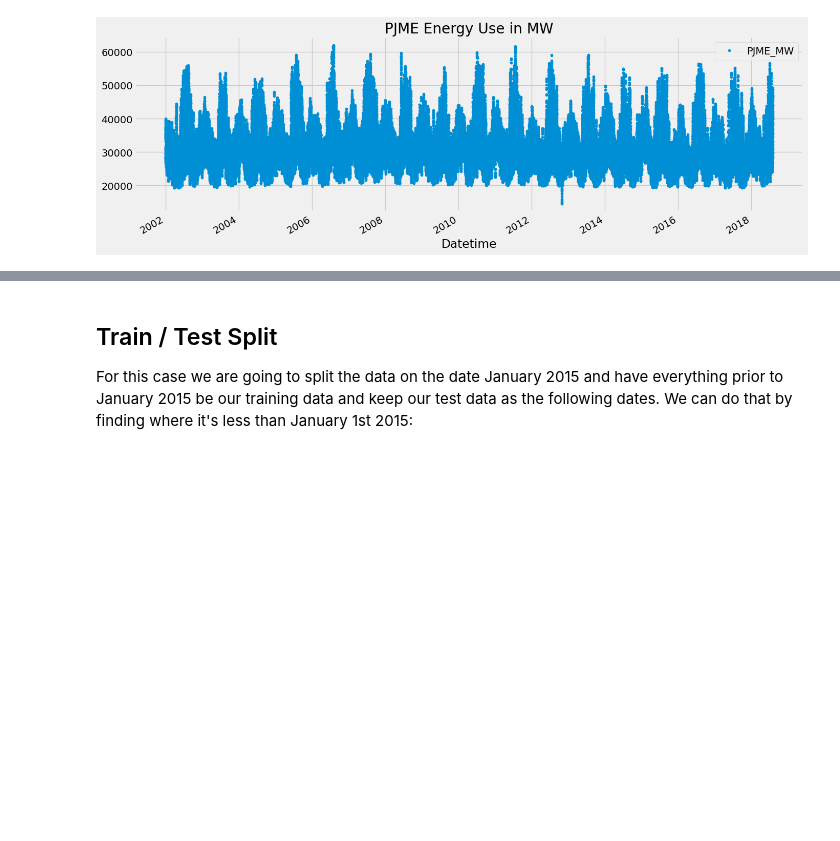
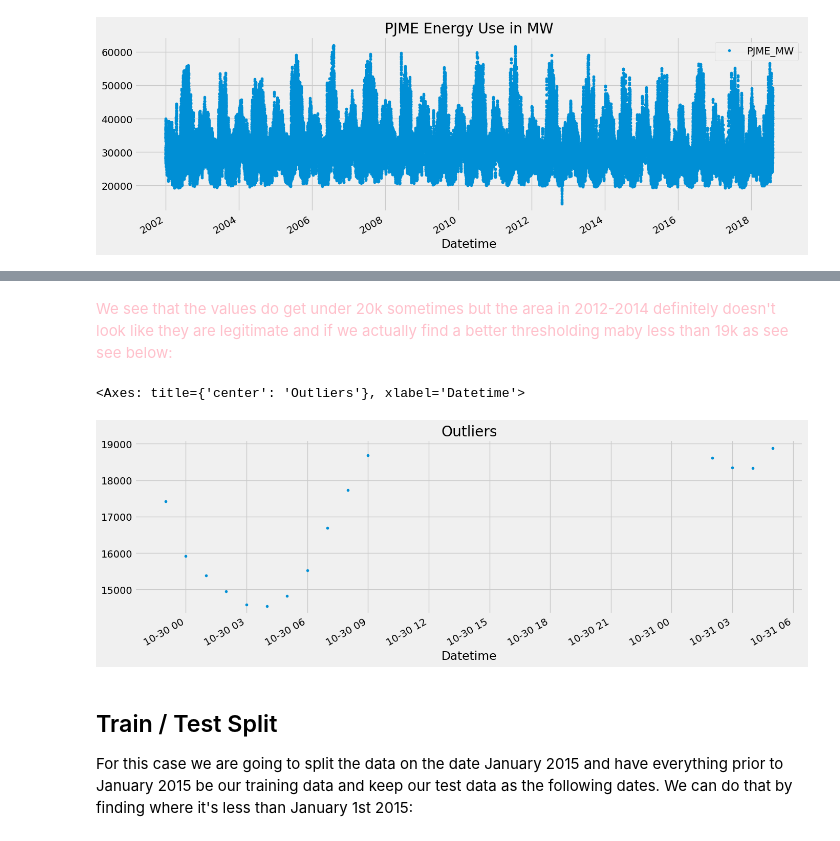
Before and after one commit to dorianDraper/Time-Series-projects, a Jupyter notebook: src/pt1_energy_consumption_project.ipynb, the cells around one changed output, grey strips where cells are left out. Saved outputs shown, nothing was run; the diff lists cells and outputs as text; code cells hidden in the pictures; blank space fills up the shorter version.

```diff
--- a/src/energy_consumption_project.ipynb
+++ b/src/pt1_energy_consumption_project.ipynb
@@ -47,0 +68,11 @@ plt.show()
+# %% [markdown]
+<p style="color: pink">We see that the values do get under 20k sometimes but the area in 2012-2014 definitely doesn't look like they are legitimate and if we actually find a better thresholding maby less than 19k as see see below:</p>
+# %%
+df.query('PJME_MW < 19_000')['PJME_MW'] \
+    .plot(style='.',
+          figsize=(15, 5),
+          color=color_pal[0],
+          title='Outliers')
+# %% [output]
+<Axes: title={'center': 'Outliers'}, xlabel='Datetime'>
+[figure, added]
```
Also changed, not shown: parts of 7 cells of this notebook, 1 other file.
